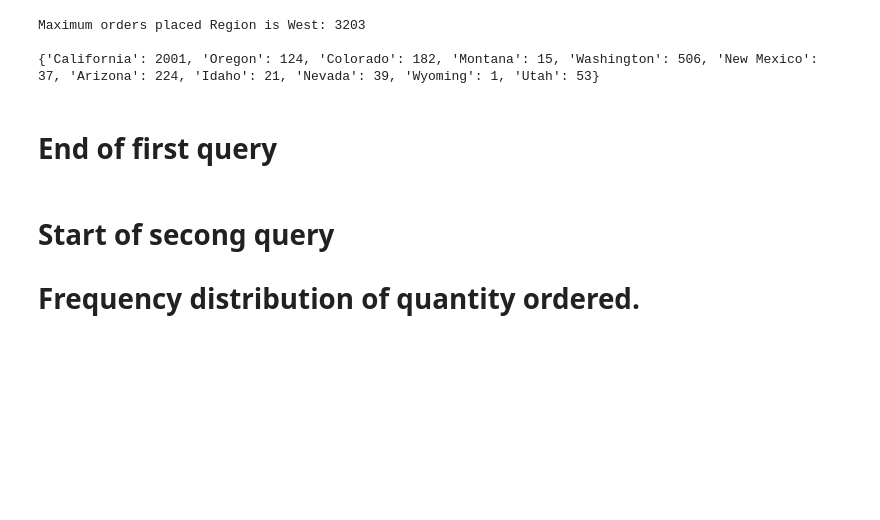
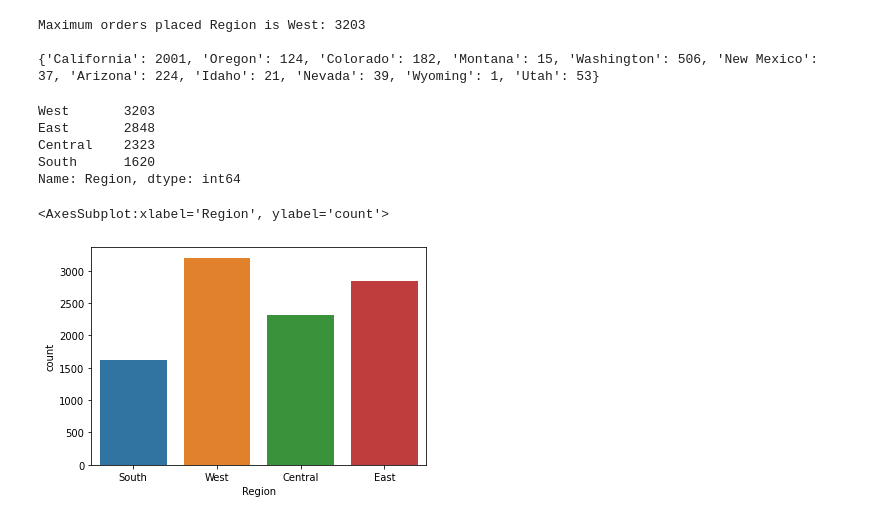
Before and after one commit to Debuggers404/E-commerce-IBM-HACK-CHALLENGE, a Jupyter notebook: Untitled.ipynb, the cells around one changed output. Saved outputs shown, nothing was run; the diff lists cells and outputs as text; code cells hidden in the pictures; blank space fills up the shorter version.

Commit message:
added the graphs for first querry

```diff
--- a/Untitled.ipynb
+++ b/Untitled.ipynb
@@ -143,9 +143,16 @@ print(West_count_States_mapping )
 Maximum orders placed Region is West: 3203
 
 {'California': 2001, 'Oregon': 124, 'Colorado': 182, 'Montana': 15, 'Washington': 506, 'New Mexico': 37, 'Arizona': 224, 'Idaho': 21, 'Nevada': 39, 'Wyoming': 1, 'Utah': 53}
-# %% [markdown]
-# End of first query
-# %% [markdown]
-# Start of secong query
-
-# Frequency distribution of quantity ordered.
+# %%
+temp=data.Region.value_counts()
+print(temp)
+y=data["Region"]
+sns.countplot(x=y)
+# %% [output]
+West       3203
+East       2848
+Central    2323
+South      1620
+Name: Region, dtype: int64
+<AxesSubplot:xlabel='Region', ylabel='count'>
+[figure, added]
```
Also changed, not shown: parts of 3 cells of this notebook.
